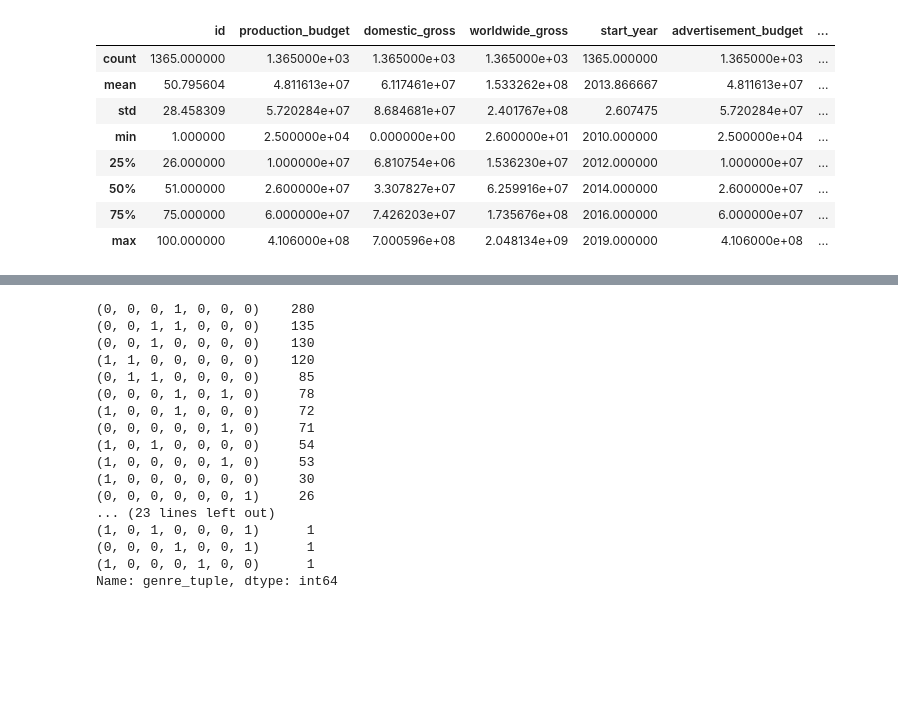
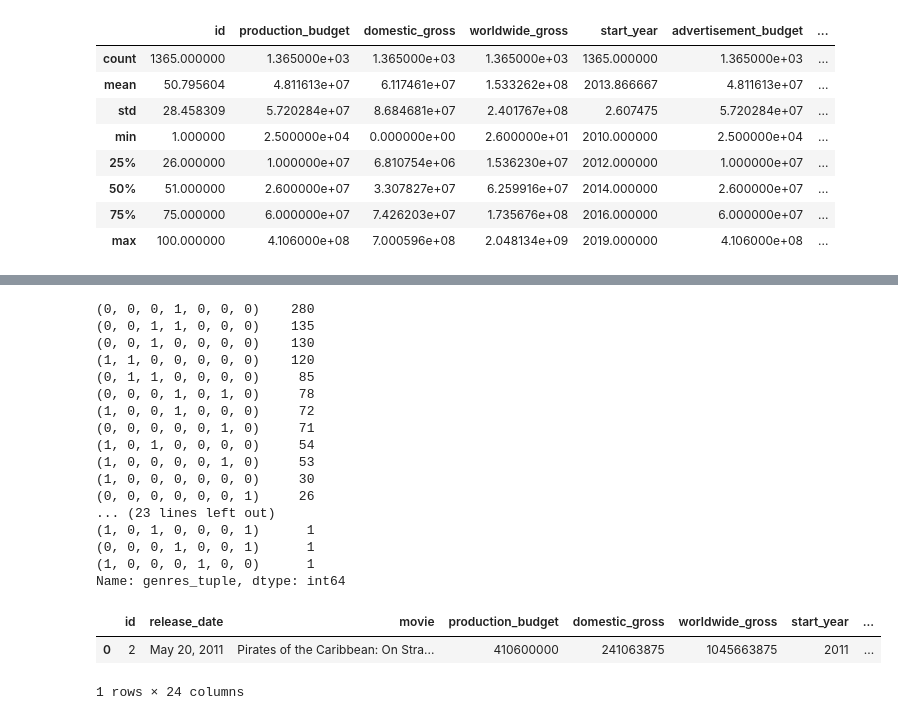
Before and after one commit to danvalen1/Film-Industry-Analysis, a Jupyter notebook: mak.ipynb, the cells around one changed output, grey strips where cells are left out. Cells and saved outputs as stored; diff of their text form; code cells hidden in the pictures; blank space fills up the shorter version.

```diff
--- a/mak.ipynb
+++ b/mak.ipynb
@@ -324,5 +326,5 @@ memory usage: 245.3+ KB
 # %%
-df_budget_merge.genre_tuple.value_counts()
+df_budget_merge.genres_tuple.value_counts()
 # %% [output]
 (0, 0, 0, 1, 0, 0, 0)    280
 (0, 0, 1, 1, 0, 0, 0)    135
@@ -340,4 +342,4 @@ df_budget_merge.genre_tuple.value_counts()
 (1, 0, 1, 0, 0, 0, 1)      1
 (0, 0, 0, 1, 0, 0, 1)      1
 (1, 0, 0, 0, 1, 0, 0)      1
-Name: genre_tuple, dtype: int64
+Name: genres_tuple, dtype: int64
@@ -343,0 +350,6 @@ Name: genre_tuple, dtype: int64
+# %%
+df_budget_merge.loc[df_budget_merge['production_budget'] == df_budget_merge['production_budget'].max()]
+# %% [output]
+|  | id | release_date | movie | production_budget | domestic_gross | worldwide_gross | start_year | ... |
+| 0 | 2 | May 20, 2011 | Pirates of the Caribbean: On Stra... | 410600000 | 241063875 | 1045663875 | 2011 | ... |
+1 rows × 24 columns
```
Also changed, not shown: parts of 14 cells of this notebook, 1 other file.
